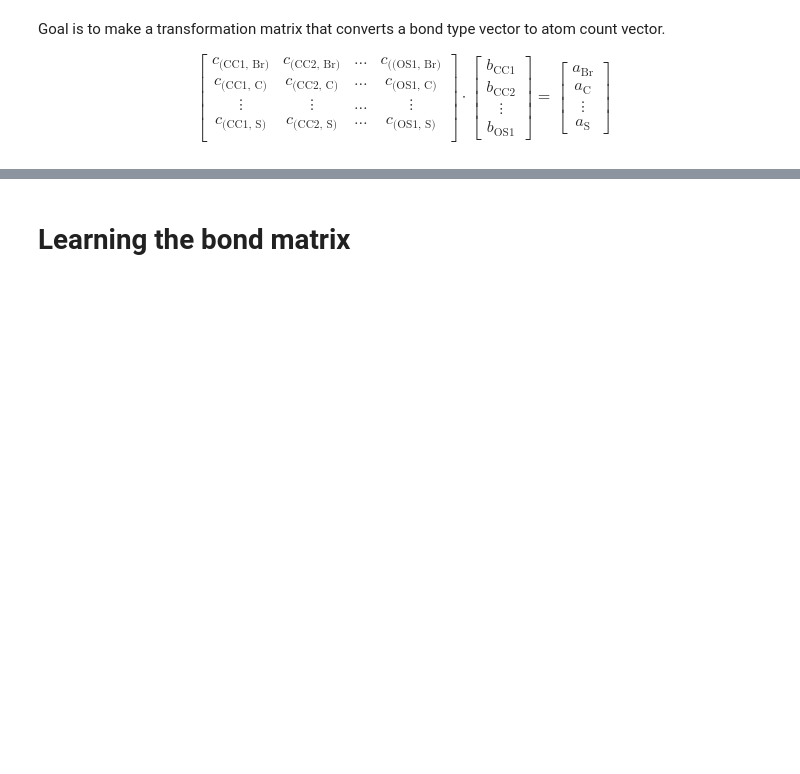
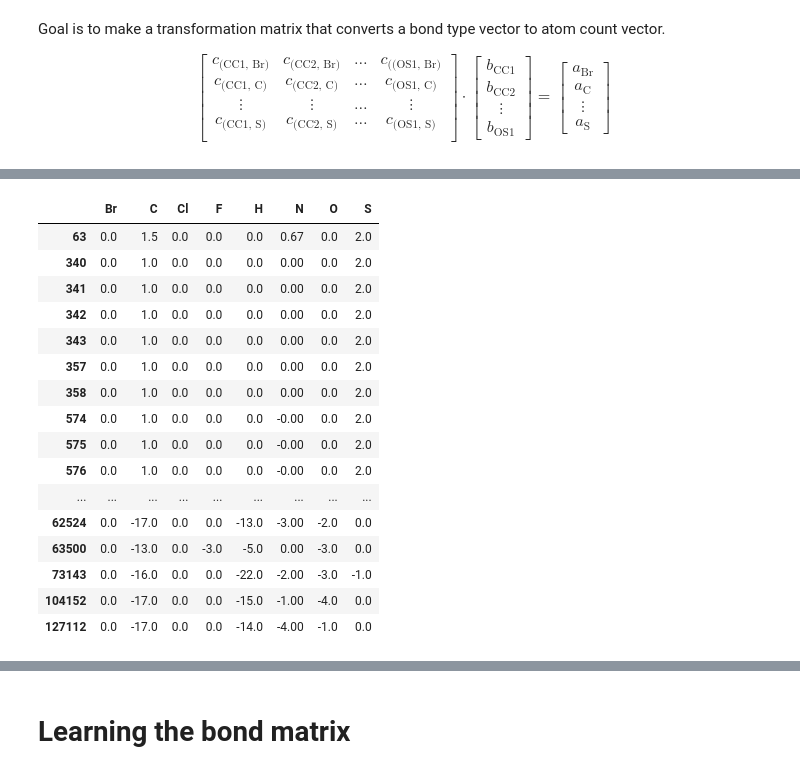
Before and after one commit to nomomon/NN-course-project, a Jupyter notebook: 3. New preprocessing.ipynb, the cells around one changed output, grey strips where cells are left out. Cells and saved outputs as stored; diff of their text form; code cells hidden in the pictures; blank space fills up the shorter version.

Commit message:
validating the correctness of csp bonds

```diff
--- a/3. New preprocessing.ipynb
+++ b/3. New preprocessing.ipynb
@@ -28,6 +28,8 @@ $$
 \end{bmatrix}
 $$
 # %%
-bond_types = pd.read_csv('./data/processed/bond_types.csv')
+bond_types = pd.read_csv('./data/processed/csp_bond_types.csv', index_col=0)
+
+bond_types.reset_index(drop=True, inplace=True)
 
 bond_types.columns
@@ -57,13 +87,17 @@ TM
 # %%
 for atom in atom_counts.columns:
     for bond in bond_types.columns:
+        bond_name = "".join([s if s.isalpha() else "" for s in bond])
+        bond_num = float("".join([s if not s.isalpha() else "" for s in bond]))
+
         if atom in bond:
-            if bond != "CC1.5":
-                coef = int(bond[-1])
-            else:
-                coef = 1.5
-            coef = coef / obj[atom]
+            coef = bond_num
+
+            if bond_name in ["CC", "NN"]:
+                coef *= 2
+
+            coef /= obj[atom]
 
             TM.loc[atom, bond] = coef
 
-TM
+TM.round(3)
@@ -70,2 +115,24 @@ TM
 # %%
-abs((TM @ bond_types.T - atom_counts.T).T).mean(axis=0)
+atom_counts_h = (TM @ bond_types.T).T
+
+diff = (atom_counts_h - atom_counts).round(2)
+
+diff[diff['C'] != 0]
+# %% [output]
+|  | Br | C | Cl | F | H | N | O | S |
+| 63 | 0.0 | 1.5 | 0.0 | 0.0 | 0.0 | 0.67 | 0.0 | 2.0 |
+| 340 | 0.0 | 1.0 | 0.0 | 0.0 | 0.0 | 0.00 | 0.0 | 2.0 |
+| 341 | 0.0 | 1.0 | 0.0 | 0.0 | 0.0 | 0.00 | 0.0 | 2.0 |
+| 342 | 0.0 | 1.0 | 0.0 | 0.0 | 0.0 | 0.00 | 0.0 | 2.0 |
+| 343 | 0.0 | 1.0 | 0.0 | 0.0 | 0.0 | 0.00 | 0.0 | 2.0 |
+| 357 | 0.0 | 1.0 | 0.0 | 0.0 | 0.0 | 0.00 | 0.0 | 2.0 |
+| 358 | 0.0 | 1.0 | 0.0 | 0.0 | 0.0 | 0.00 | 0.0 | 2.0 |
+| 574 | 0.0 | 1.0 | 0.0 | 0.0 | 0.0 | -0.00 | 0.0 | 2.0 |
+| 575 | 0.0 | 1.0 | 0.0 | 0.0 | 0.0 | -0.00 | 0.0 | 2.0 |
+| 576 | 0.0 | 1.0 | 0.0 | 0.0 | 0.0 | -0.00 | 0.0 | 2.0 |
+| ... | ... | ... | ... | ... | ... | ... | ... | ... |
+| 62524 | 0.0 | -17.0 | 0.0 | 0.0 | -13.0 | -3.00 | -2.0 | 0.0 |
+| 63500 | 0.0 | -13.0 | 0.0 | -3.0 | -5.0 | 0.00 | -3.0 | 0.0 |
+| 73143 | 0.0 | -16.0 | 0.0 | 0.0 | -22.0 | -2.00 | -3.0 | -1.0 |
+| 104152 | 0.0 | -17.0 | 0.0 | 0.0 | -15.0 | -1.00 | -4.0 | 0.0 |
+| 127112 | 0.0 | -17.0 | 0.0 | 0.0 | -14.0 | -4.00 | -1.0 | 0.0 |
```
Also changed, not shown: parts of 7 cells of this notebook.
